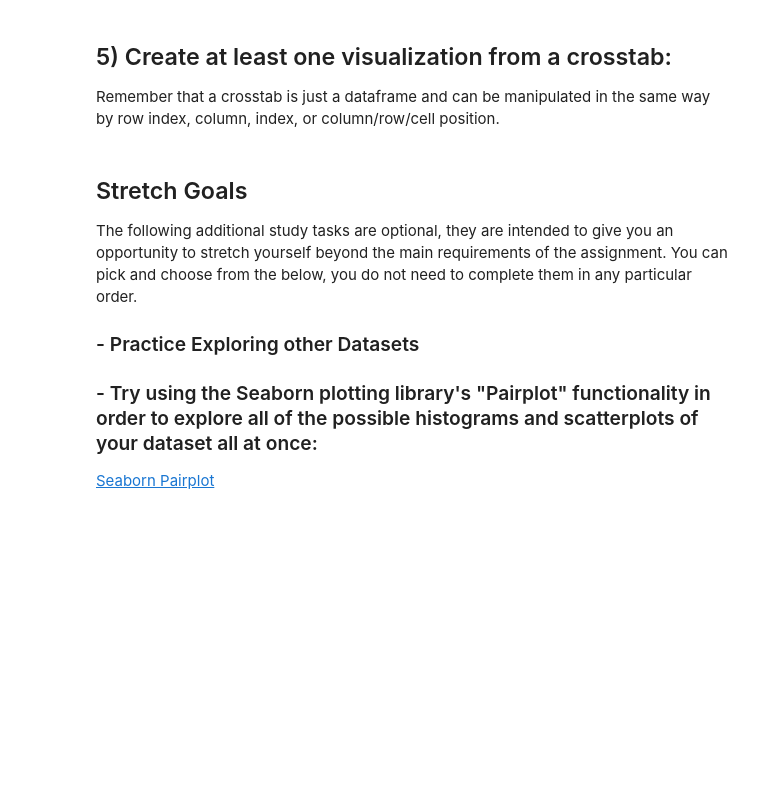
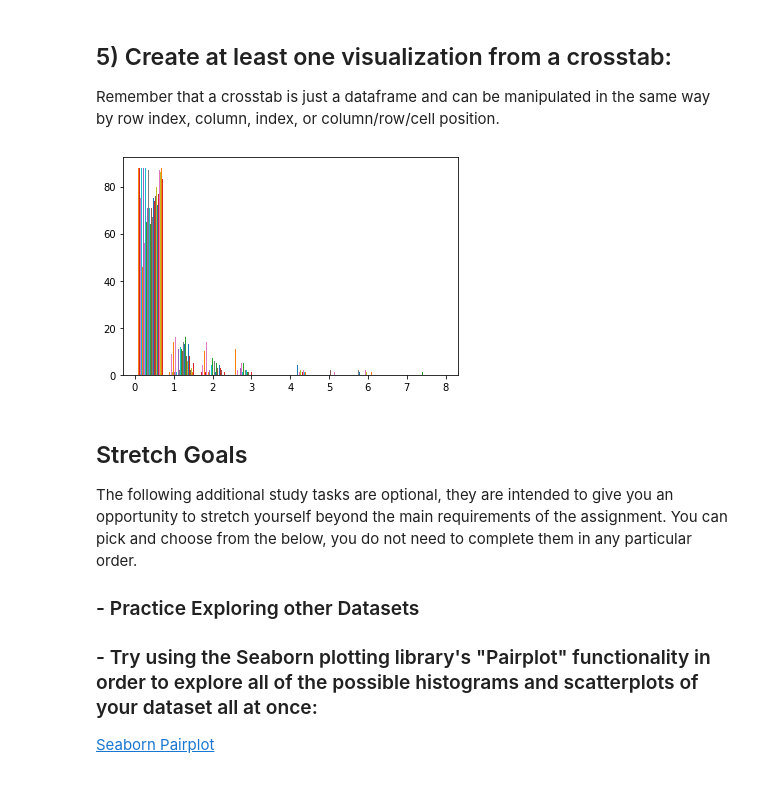
Before and after one commit to DocHollyhood/DS-Unit-1-Sprint-1-Data-Wrangling-and-Storytelling, a Jupyter notebook: module1-exploratory-data-analysis/LS_DS_111_Exploratory_Data_Analysis_Assignment.ipynb, the cells around one changed output. Cells and saved outputs as stored; diff of their text form; code cells hidden in the pictures; blank space fills up the shorter version.

```diff
--- a/module1-exploratory-data-analysis/LS_DS_111_Exploratory_Data_Analysis_Assignment.ipynb
+++ b/module1-exploratory-data-analysis/LS_DS_111_Exploratory_Data_Analysis_Assignment.ipynb
@@ -57,3 +185,9 @@ Remember that a crosstab is just a dataframe and can be manipulated in the same
+# %%
+# Second verse, same as the first...
+plt.hist(Tangy, bins = 10);
+plt.show()
+# %% [output]
+[figure, added]
 # %% [markdown]
 ## Stretch Goals
 
```
Also changed, not shown: parts of 14 cells of this notebook.
